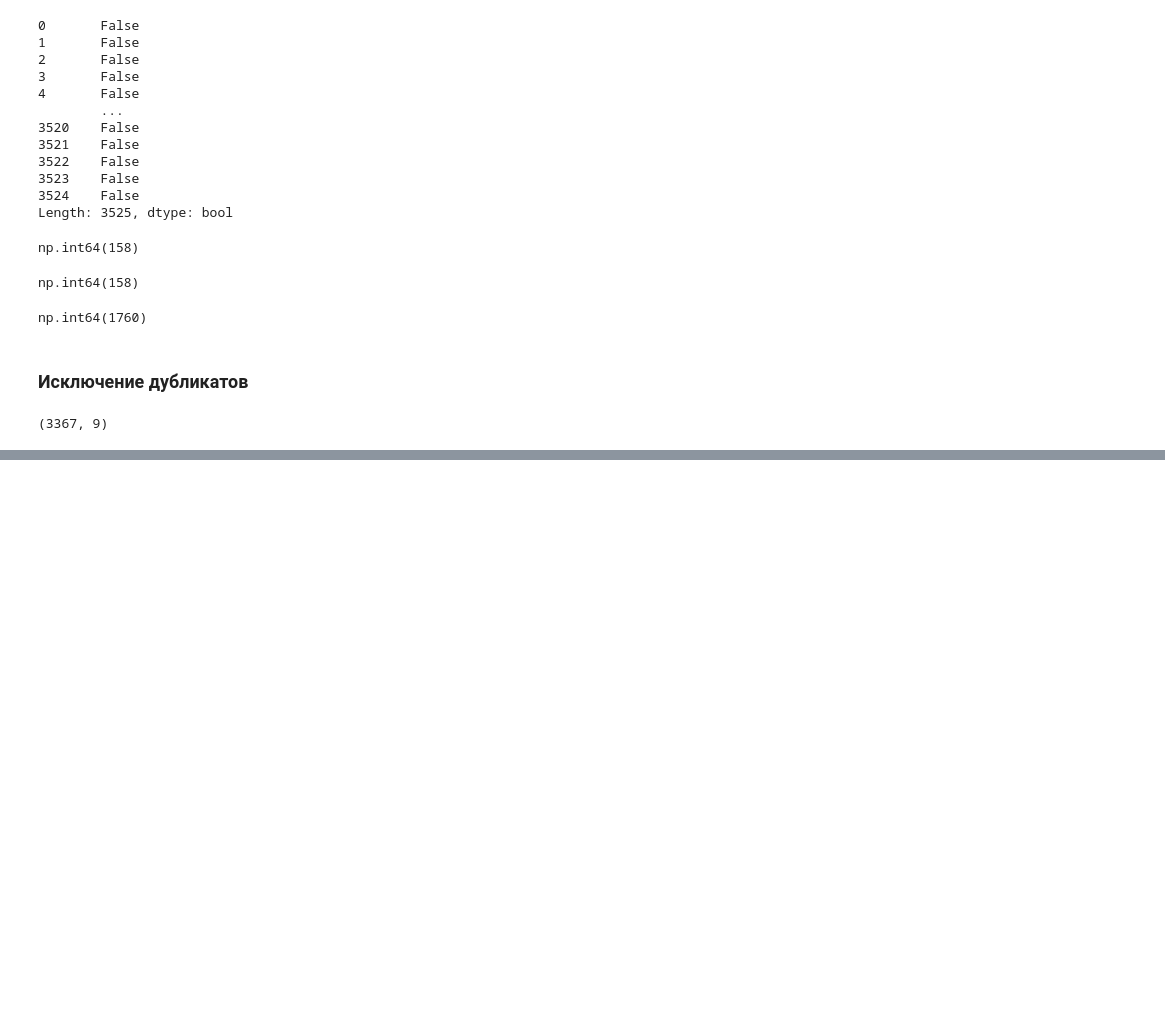
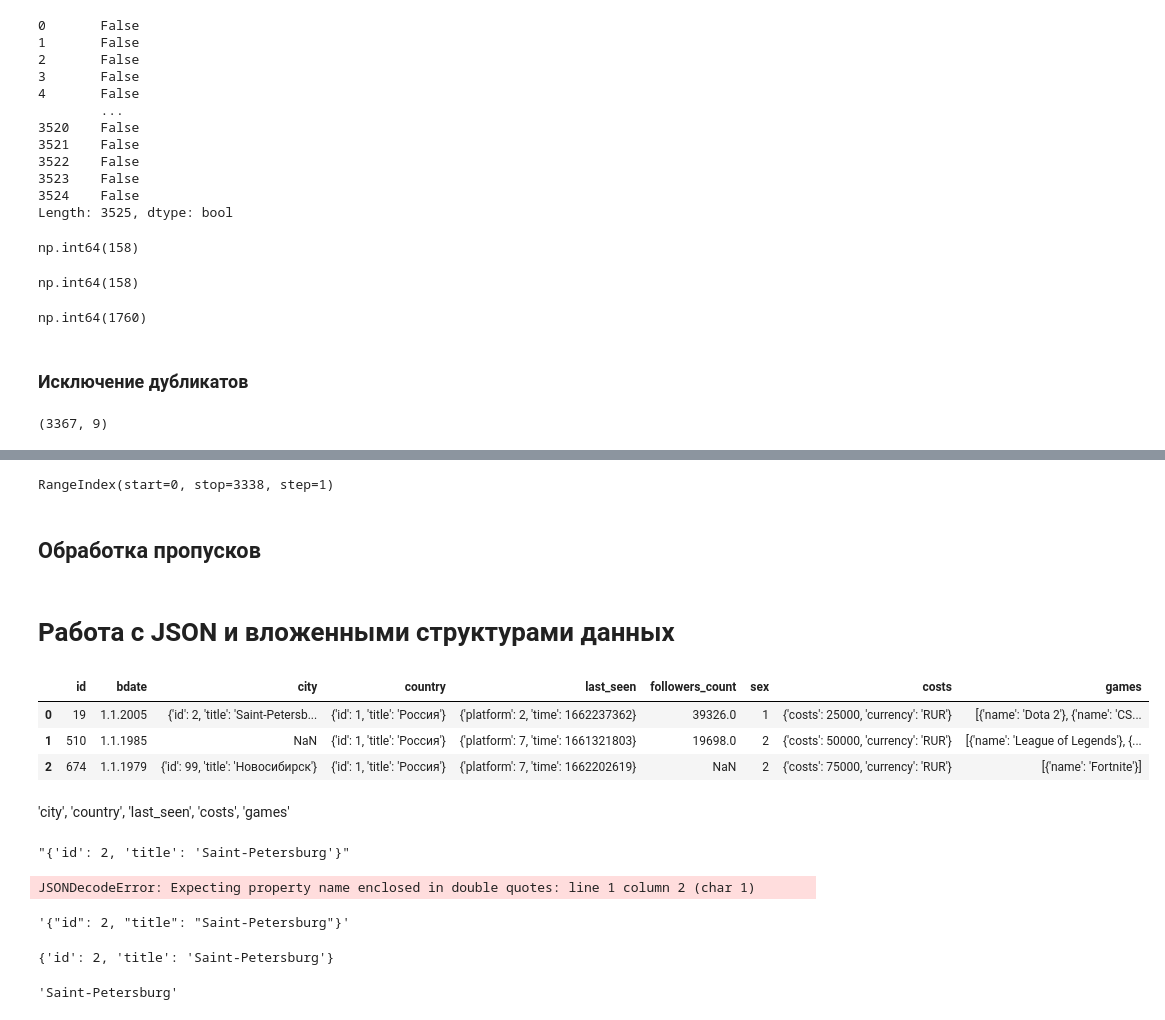
Before and after one commit to iKREISHI/learn-data-cleaning, a Jupyter notebook: src/pract1/data_cleaning.ipynb, the cells around one changed output, grey strips where cells are left out. Drawn from its saved outputs; the diff is of its cells as text; code cells hidden in the pictures; blank space fills up the shorter version.

```diff
--- a/src/pract1/data_cleaning.ipynb
+++ b/src/pract1/data_cleaning.ipynb
@@ -193,0 +277,3 @@ df_copy.shape
+# %%
+# необходимо исключить наблюдения с пропусками по признакам 'costs' и 'games'
+df_copy.dropna(subset=['costs', 'games'], inplace=True)
@@ -193,0 +322,12 @@ df_copy.shape
+# %%
+# количество данных изменилось, однако значения индексов остались в диапазоне от 0 до 3520
+# следует перезаписать индексы по порядку (в нашем случае нет необходимости сохранять исходные индексы),
+# передав параметр drop=True для автоматического удаления исходного индексного столбца
+df_copy.reset_index(drop=True, inplace=True)
+# %%
+# проверка диапазона индексов
+df_copy.index
+# %% [output]
+RangeIndex(start=0, stop=3338, step=1)
+# %% [markdown]
+## Обработка пропусков
@@ -193,0 +339,35 @@ df_copy.shape
+# %% [markdown]
+# **Работа с JSON и вложенными структурами данных**
+# %%
+df_copy.head(3)
+# %% [output]
+|  | id | bdate | city | country | last_seen | followers_count | sex | costs | games |
+| 0 | 19 | 1.1.2005 | {'id': 2, 'title': 'Saint-Petersb... | {'id': 1, 'title': 'Россия'} | {'platform': 2, 'time': 1662237362} | 39326.0 | 1 | {'costs': 25000, 'currency': 'RUR'} | [{'name': 'Dota 2'}, {'name': 'CS... |
+| 1 | 510 | 1.1.1985 | NaN | {'id': 1, 'title': 'Россия'} | {'platform': 7, 'time': 1661321803} | 19698.0 | 2 | {'costs': 50000, 'currency': 'RUR'} | [{'name': 'League of Legends'}, {... |
+| 2 | 674 | 1.1.1979 | {'id': 99, 'title': 'Новосибирск'} | {'id': 1, 'title': 'Россия'} | {'platform': 7, 'time': 1662202619} | NaN | 2 | {'costs': 75000, 'currency': 'RUR'} | [{'name': 'Fortnite'}] |
+# %% [markdown]
+'city', 'country', 'last_seen', 'costs', 'games'
+# %%
+df_copy['city'][0]
+# %% [output]
+"{'id': 2, 'title': 'Saint-Petersburg'}"
+# %%
+# пробуем достать значение с помощью модуля json
+json.loads(df_copy['city'][0])
+# %% [output]
+JSONDecodeError: Expecting property name enclosed in double quotes: line 1 column 2 (char 1)
+# %%
+# судя по ошибке не устраивает наличие одинарных кавычек
+# пробуем заменить на двойные кавычки с помощью метода replace()
+df_copy['city'][0].replace("'", '"')
+# %% [output]
+'{"id": 2, "title": "Saint-Petersburg"}'
+# %%
+json.loads(df_copy['city'][0].replace("'", '"'))
+# %% [output]
+{'id': 2, 'title': 'Saint-Petersburg'}
+# %%
+# пробуем достать значение по ключу title
+json.loads(df_copy['city'][0].replace("'", '"'))['title']
+# %% [output]
+'Saint-Petersburg'
```
Also changed, not shown: parts of 66 cells of this notebook.
